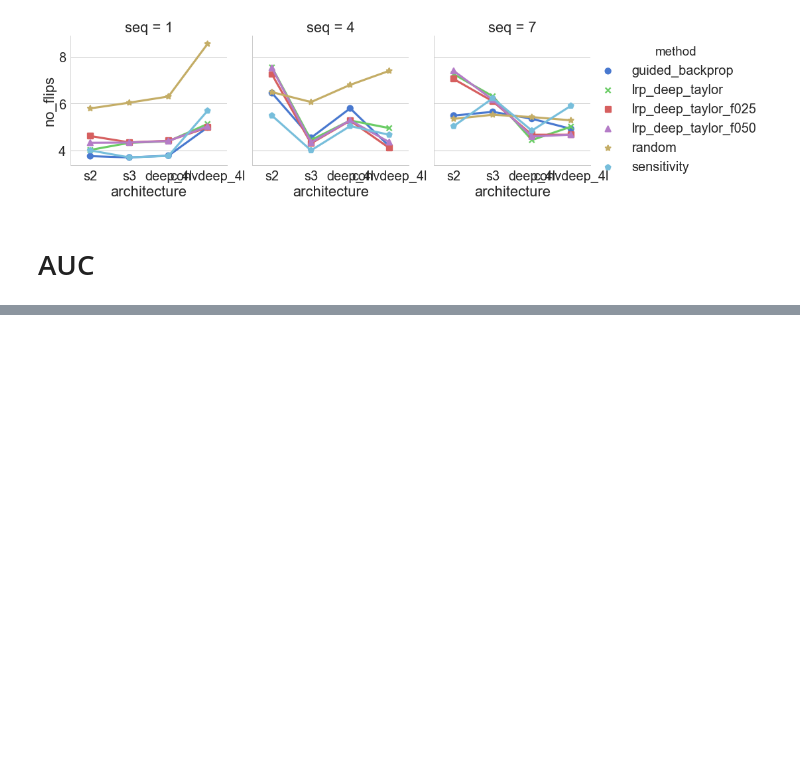
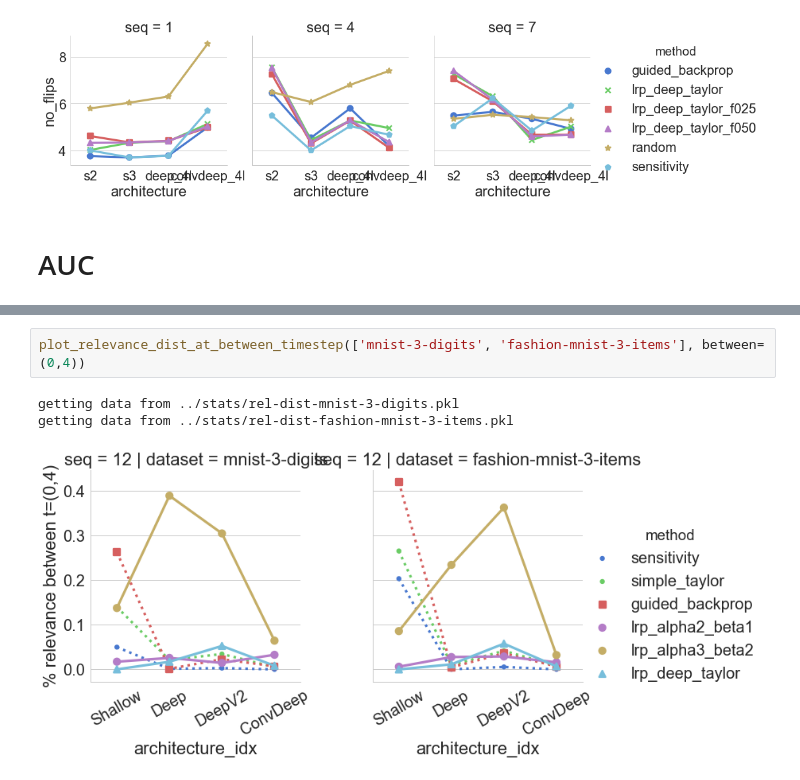
Before and after one commit to p16i/thesis-designing-recurrent-neural-networks-for-explainability, a Jupyter notebook: notebooks/s14-auc-view.ipynb, the cells around one changed output, grey strips where cells are left out. Saved outputs shown, nothing was run; the diff lists cells and outputs as text; blank space fills up the shorter version.

```diff
--- a/notebooks/s14-auc-view.ipynb
+++ b/notebooks/s14-auc-view.ipynb
@@ -296,0 +171,6 @@ get_auc_relative_conv(['mnist', 'fashion-mnist'], base='auc-relative-conv')
+# %%
+plot_relevance_dist_at_between_timestep(['mnist-3-digits', 'fashion-mnist-3-items'], between=(0,4))
+# %% [output]
+getting data from ../stats/rel-dist-mnist-3-digits.pkl
+getting data from ../stats/rel-dist-fashion-mnist-3-items.pkl
+[figure, added]
```
Also changed, not shown: parts of 10 cells of this notebook, 5 other files.
